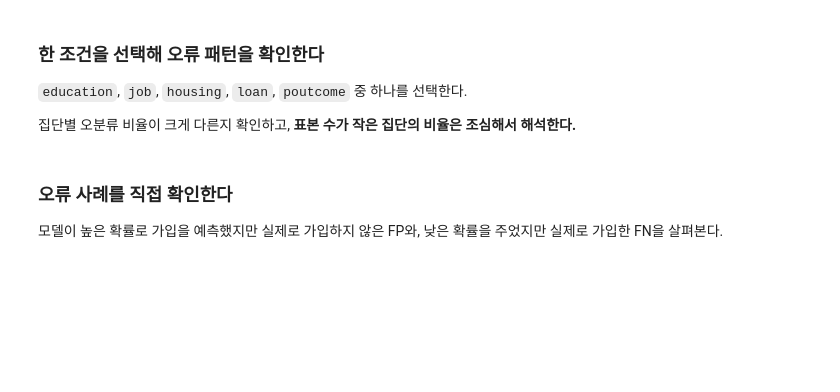
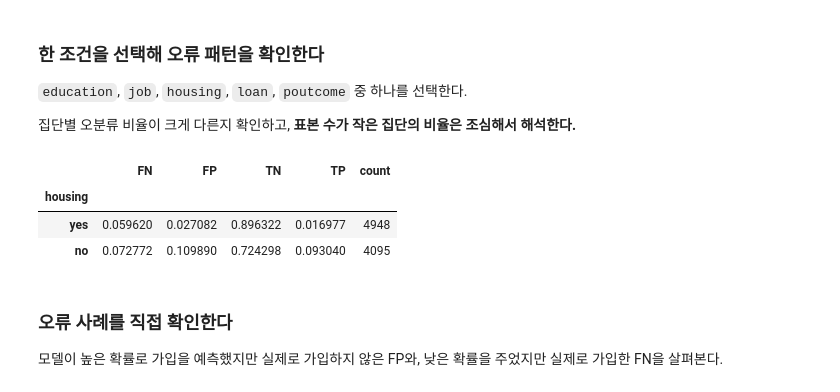
Before and after one commit to wlsldjtm9/p1-cnt, a Jupyter notebook: p2_project_bank_marketing.ipynb, the cells around one changed output. Cells and saved outputs as stored; diff of their text form; code cells hidden in the pictures; blank space fills up the shorter version.

```diff
--- a/p2_project_bank_marketing.ipynb
+++ b/p2_project_bank_marketing.ipynb
@@ -803,7 +819,7 @@ ROC-AUC: 0.7774801730114294
 
 **최종 테스트 결과를 보기 전에 값을 확정한다.**
 # %%
-chosen_threshold = 0.50  # TODO: 검증 결과와 자신의 판단에 따라 수정
+chosen_threshold = 0.20  # TODO: 검증 결과와 자신의 판단에 따라 수정
 
 assert 0 < chosen_threshold < 1
 
@@ -935,23 +972,28 @@ test_results["error_type"].value_counts()
 
 집단별 오분류 비율이 크게 다른지 확인하고, **표본 수가 작은 집단의 비율은 조심해서 해석한다.**
 # %%
-analysis_col = "education"  # TODO: 필요하면 다른 범주형 변수로 변경
+analysis_col = "housing"  # TODO: 필요하면 다른 범주형 변수로 변경
 
 error_by_group = pd.crosstab(
     test_results[analysis_col],
     test_results["error_type"],
     normalize="index"
 )
 
 group_counts = test_results[analysis_col].value_counts()
 
 error_by_group = (
     error_by_group
     .join(group_counts.rename("count"))
     .sort_values("count", ascending=False)
 )
 
 error_by_group
+# %% [output]
+|  | FN | FP | TN | TP | count |
+| housing |  |  |  |  |  |
+| yes | 0.059620 | 0.027082 | 0.896322 | 0.016977 | 4948 |
+| no | 0.072772 | 0.109890 | 0.724298 | 0.093040 | 4095 |
 # %% [markdown]
 ### 오류 사례를 직접 확인한다
 
```
Also changed, not shown: parts of 15 cells of this notebook.
